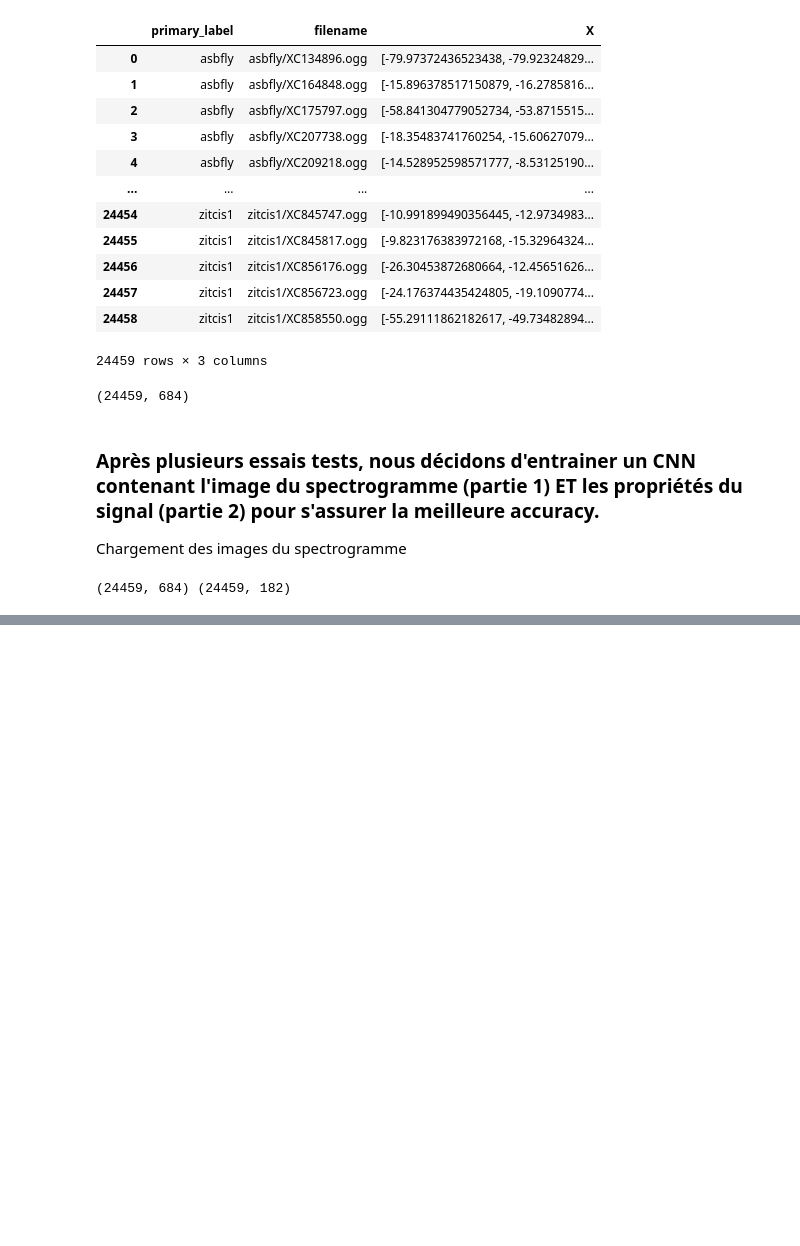
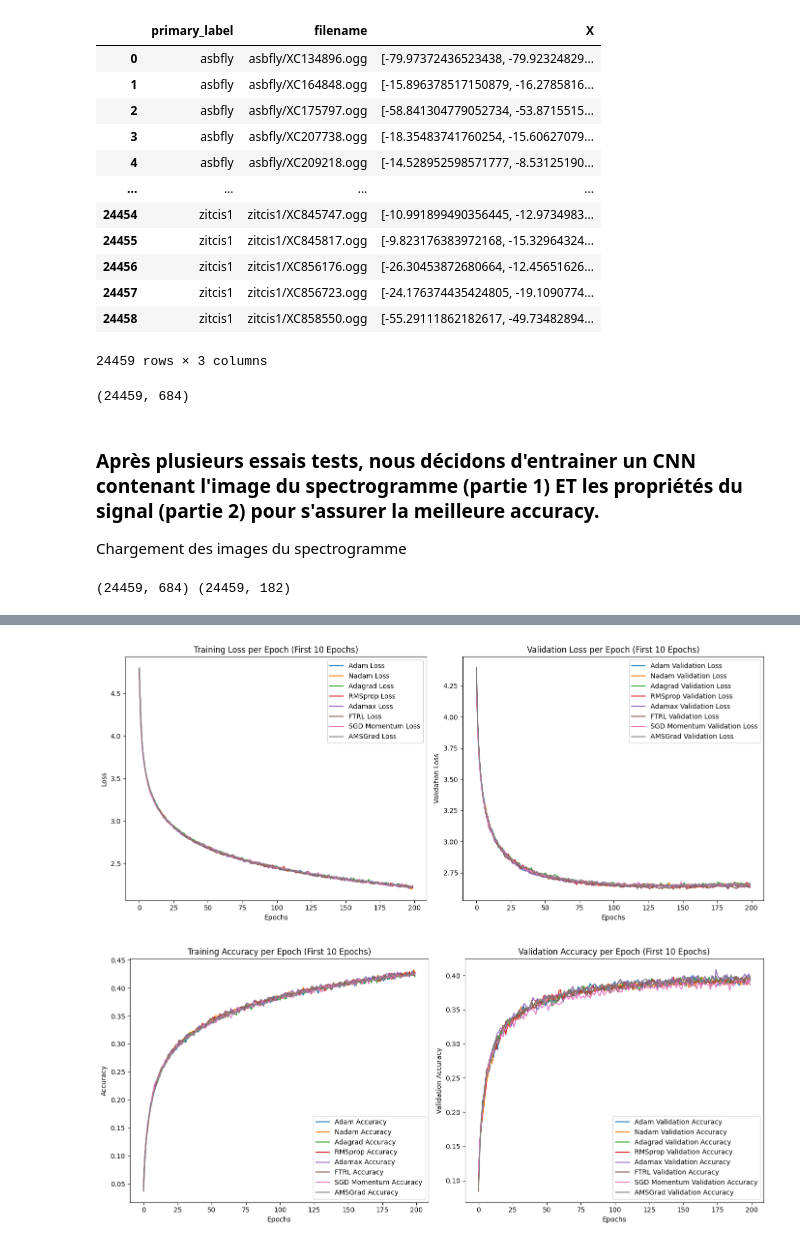
Before and after one commit to Sacha-Lunae/BirdCLEF_Guenoun_ElWazzi, a Jupyter notebook: 03 - Training .ipynb, the cells around one changed output, grey strips where cells are left out. Cells and saved outputs as stored; diff of their text form; code cells hidden in the pictures; blank space fills up the shorter version.

```diff
--- a/03 - Training .ipynb
+++ b/03 - Training .ipynb
@@ -194,0 +195,78 @@ Adagrad Test Accuracy: {accuracy_adagrad:.4f}, Adagrad Test Loss: {loss_adagrad:
+# %%
+import matplotlib.pyplot as plt
+
+def plot_histories(histories, epochs_range, title_suffix=''):
+    """
+    Plots the training and validation losses and accuracies for the given histories over the specified range of epochs.
+
+    Parameters:
+    - histories: a dictionary where the keys are labels (e.g., 'Adam') and the values are history objects from model.fit().
+    - epochs_range: a range of epochs to plot (e.g., range(10)).
+    - title_suffix: a string to append to the title of the plots.
+    """
+    epochs_range = list(epochs_range)  # Convert range to list
+
+    # Plotting the loss for each optimizer
+    plt.figure(figsize=(14, 6))
+
+    plt.subplot(1, 2, 1)
+    for label, history in histories.items():
+        plt.plot(epochs_range, [history.history['loss'][i] for i in epochs_range], label=f'{label} Loss')
+    plt.xlabel('Epochs')
+    plt.ylabel('Loss')
+    plt.title(f'Training Loss per Epoch {title_suffix}')
+    plt.legend()
+
+    plt.subplot(1, 2, 2)
+    for label, history in histories.items():
+        plt.plot(epochs_range, [history.history['val_loss'][i] for i in epochs_range], label=f'{label} Validation Loss')
+    plt.xlabel('Epochs')
+    plt.ylabel('Validation Loss')
+    plt.title(f'Validation Loss per Epoch {title_suffix}')
+    plt.legend()
+
+    plt.tight_layout()
+    plt.show()
+
+    # Plotting the accuracy for each optimizer
+    plt.figure(figsize=(14, 6))
+
+    plt.subplot(1, 2, 1)
+    for label, history in histories.items():
+        plt.plot(epochs_range, [history.history['accuracy'][i] for i in epochs_range], label=f'{label} Accuracy')
+    plt.xlabel('Epochs')
+    plt.ylabel('Accuracy')
+    plt.title(f'Training Accuracy per Epoch {title_suffix}')
+    plt.legend()
+
+    plt.subplot(1, 2, 2)
+    for label, history in histories.items():
+        plt.plot(epochs_range, [history.history['val_accuracy'][i] for i in epochs_range], label=f'{label} Validation Accuracy')
+    plt.xlabel('Epochs')
+    plt.ylabel('Validation Accuracy')
+    plt.title(f'Validation Accuracy per Epoch {title_suffix}')
+    plt.legend()
+
+    plt.tight_layout()
+    plt.show()
+
+# Example usage:
+histories = {
+    'Adam': history_adam,
+    'Nadam': history_nadam,
+    'Adagrad': history_adagrad,
+    'RMSprop': history_rmsprop,
+    'Adamax': history_adamax,
+    'FTRL': history_ftrl,
+    'SGD Momentum': history_sgd_momentum,
+    'AMSGrad': history_amsgrad
+}
+
+# Plotting for the first 10 epochs
+plot_histories(histories, range(0, 200), title_suffix='(First 10 Epochs)')
+
+# Plotting for a different range of epochs, e.g., epochs 10 to 20
+# plot_histories(histories, range(10, 20), title_suffix='(Epochs 10 to 20)')
+# %% [output]
+[figure, added]
+[figure, added]
```
Also changed, not shown: parts of 4 cells of this notebook.
